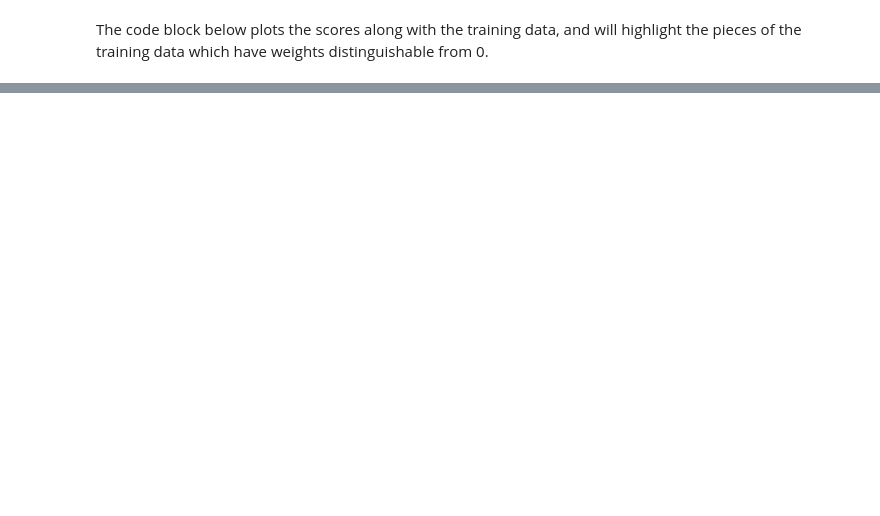
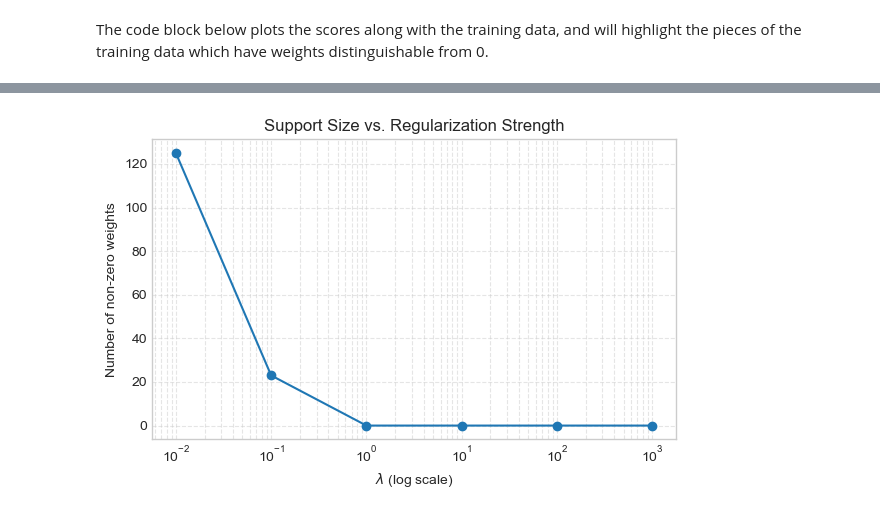
Before and after one commit to evanflaks/evanflaks.github.io, a Jupyter notebook: posts/kernel/index.ipynb, the cells around one changed output, grey strips where cells are left out. Saved outputs shown, nothing was run; the diff lists cells and outputs as text; code cells hidden in the pictures; blank space fills up the shorter version.

Commit message:
kernelized LR first submission

```diff
--- a/posts/kernel/index.ipynb
+++ b/posts/kernel/index.ipynb
@@ -191,0 +138,27 @@ Epoch 900: Loss = 6585.9546
+# %%
+import torch
+from matplotlib import pyplot as plt
+
+X, y = classification_data(n_points=300, noise=0.3)
+gam = 1.0
+lam_vals = [0.01, 0.1, 1, 10, 100, 1000]
+nz_counts = []
+threshold = 1e-3
+
+for lam in lam_vals:
+    model = KernelLogisticRegression(rbf_kernel, lam=lam, gamma=gam)
+    model.fit(X, y)
+    count_nz = (model.a.abs() > threshold).sum().item()
+    nz_counts.append(count_nz)
+
+plt.figure(figsize=(6,4))
+plt.plot(lam_vals, nz_counts, marker='o')
+plt.xscale('log')
+plt.xlabel(r"$\lambda$ (log scale)")
+plt.ylabel("Number of non-zero weights")
+plt.title("Support Size vs. Regularization Strength")
+plt.grid(True, which="both", ls="--", alpha=0.5)
+plt.tight_layout()
+plt.show()
+# %% [output]
+[figure, added]
```
Also changed, not shown: parts of 41 cells of this notebook, 17 other files.
